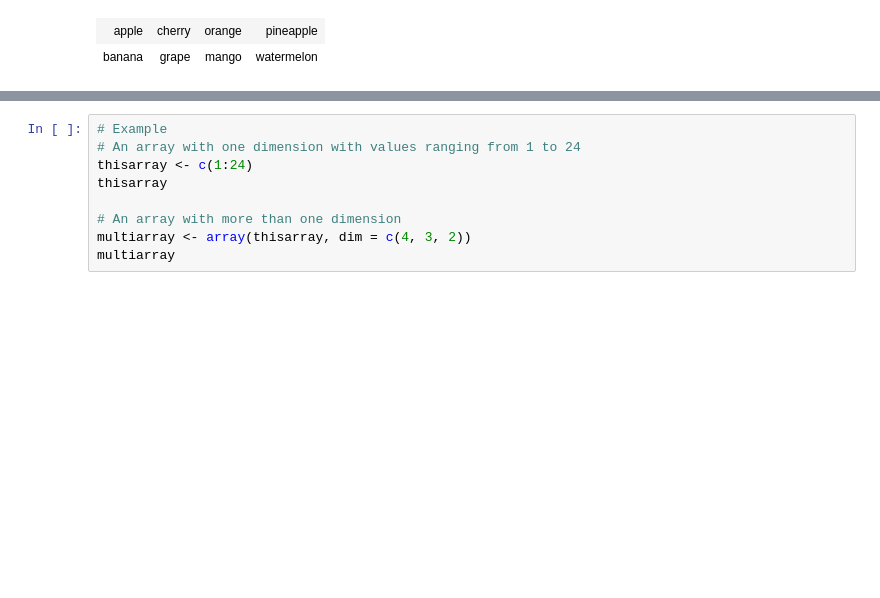
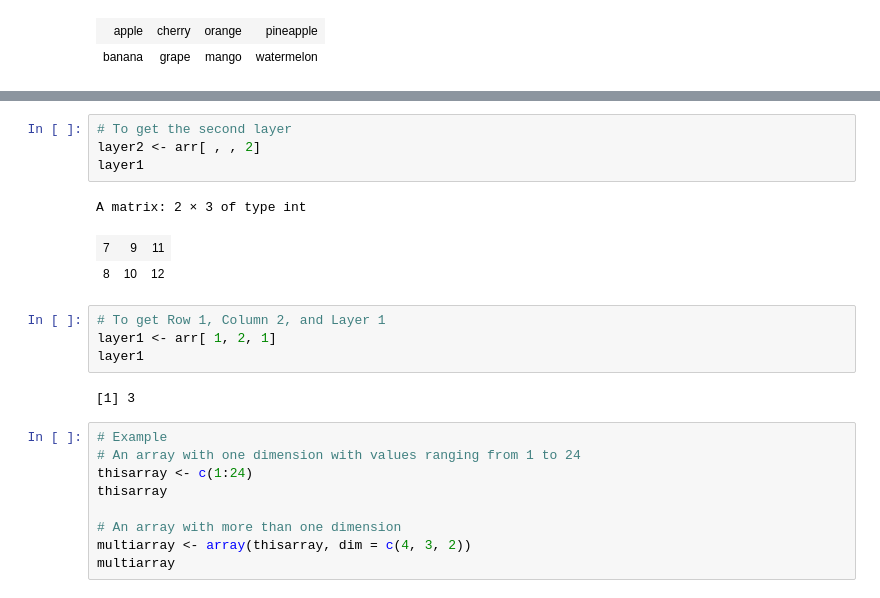
Before and after one commit to prodigy234/Complete_Data_Science_Full_Course, a Jupyter notebook: R Programming/16.R Data Structures.ipynb, the cells around one changed output, grey strips where cells are left out. Saved outputs shown, nothing was run; the diff lists cells and outputs as text; blank space fills up the shorter version.

```diff
--- a/R Programming/16.R Data Structures.ipynb
+++ b/R Programming/16.R Data Structures.ipynb
@@ -738,3 +772,17 @@ We can use the array() function to create an array, and the dim parameter to spe
+# %%
+# To get the second layer
+layer2 <- arr[ , , 2]
+layer1
+# %% [output]
+A matrix: 2 × 3 of type int
+| 7 | 9 | 11 |
+| 8 | 10 | 12 |
+# %%
+# To get Row 1, Column 2, and Layer 1
+layer1 <- arr[ 1, 2, 1]
+layer1
+# %% [output]
+[1] 3
 # %%
 # Example
 # An array with one dimension with values ranging from 1 to 24
```
Also changed, not shown: parts of 5 cells of this notebook.
